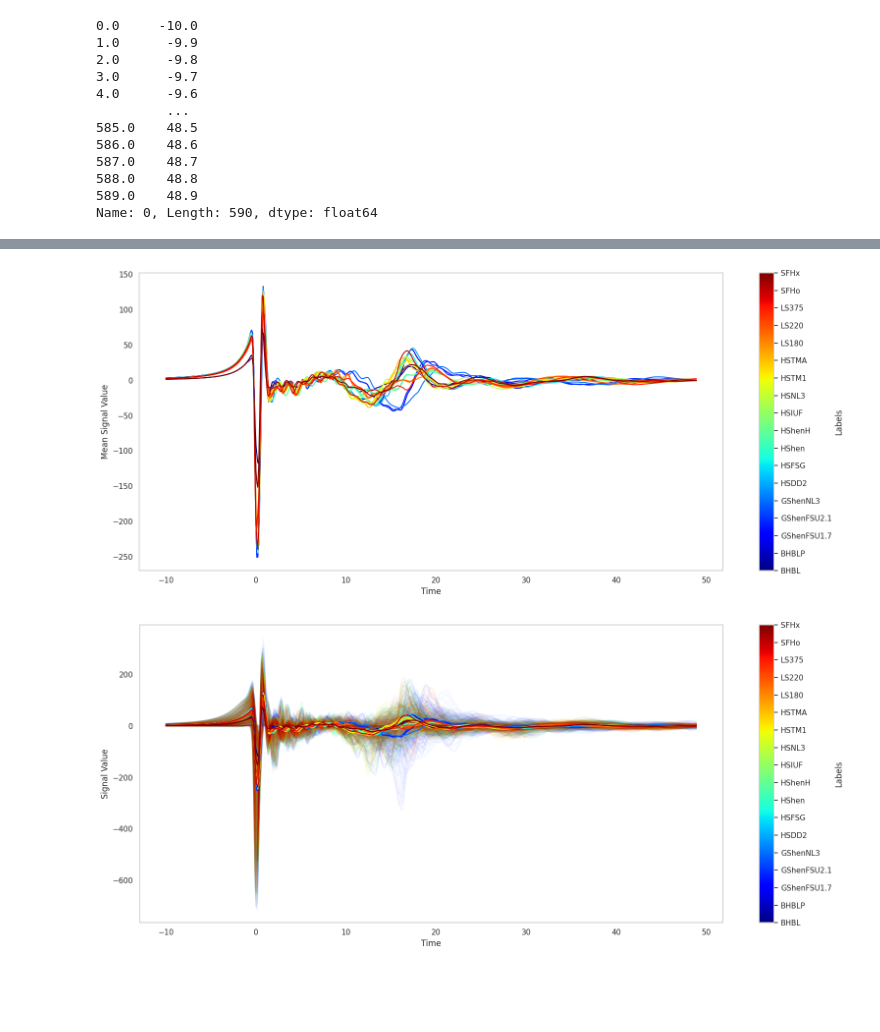
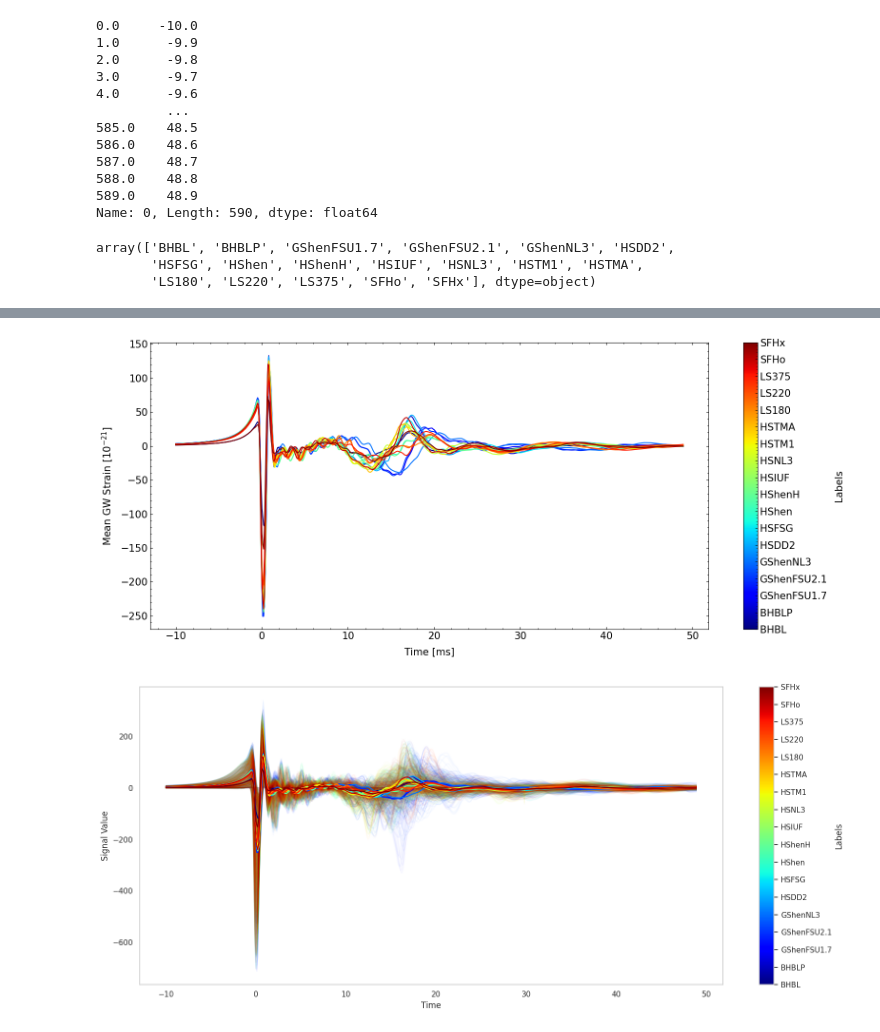
Before and after one commit to am610/GWCCSN_EOS_Ye, a Jupyter notebook: 18_EoS_NN_Real.ipynb, the cells around one changed output, grey strips where cells are left out. Saved outputs shown, nothing was run; the diff lists cells and outputs as text; code cells hidden in the pictures; blank space fills up the shorter version.

```diff
--- a/18_EoS_NN_Real.ipynb
+++ b/18_EoS_NN_Real.ipynb
@@ -31,7 +31,7 @@ import tensorflow as tf
 from tensorflow.keras import layers
 from sklearn.model_selection import train_test_split
 import seaborn as sns
-
+from google.colab import files
 def tran_plot(df,r):
   import numpy as np
   import matplotlib.pyplot as plt
@@ -61,6 +61,26 @@ def tran_plot(df,r):
   plt.tight_layout()
   plt.grid(False)
   plt.show()
+
+import matplotlib.pyplot as plt
+
+# Setting the rcParams for default plotting preferences
+plt.rcParams['figure.figsize'] = (8, 5)
+plt.rcParams['xtick.minor.visible'] = True
+plt.rcParams['ytick.minor.visible'] = True
+plt.rcParams['xtick.direction'] = 'in'
+plt.rcParams['ytick.direction'] = 'in'
+plt.rcParams['axes.labelsize'] = 14
+
+# Ensuring minor ticks on all four sides
+plt.rcParams['xtick.top'] = True
+plt.rcParams['xtick.bottom'] = True
+plt.rcParams['ytick.left'] = True
+plt.rcParams['ytick.right'] = True
+plt.rcParams['xtick.labelsize'] = 15
+plt.rcParams['ytick.labelsize'] = 15
+plt.rcParams['axes.labelsize'] = 15
+plt.rcParams['axes.labelpad'] = 10
 # %%
 '''
 import numpy as np
@@ -127,7 +147,22 @@ time_filtered.iloc[0]
 588.0    48.8
 589.0    48.9
 Name: 0, Length: 590, dtype: float64
+# %%
+# Get the unique labels in the dataset
+unique_labels = df_transformed['Label'].unique()
+unique_labels
+# %% [output]
+array(['BHBL', 'BHBLP', 'GShenFSU1.7', 'GShenFSU2.1', 'GShenNL3', 'HSDD2',
+       'HSFSG', 'HShen', 'HShenH', 'HSIUF', 'HSNL3', 'HSTM1', 'HSTMA',
+       'LS180', 'LS220', 'LS375', 'SFHo', 'SFHx'], dtype=object)
 # %%
+import matplotlib.cm as cm
+from matplotlib.cm import ScalarMappable
+colormap_jet = cm.jet
+norm = cm.colors.Normalize(vmin=0, vmax=len(unique_labels)-1)
+label_integer_map = {label: index for index, label in enumerate(unique_labels)}
+
+
 # Replace 'data' with 'df_transformed'
 #df_transformed = pd.read_csv('/mnt/data/data_18eos_10_49_Transformed.csv')
 
@@ -154,10 +189,13 @@ cbar = plt.colorbar(ScalarMappable(norm=norm, cmap=colormap_jet), ticks=list(lab
 cbar.set_label('Labels')
 cbar.set_ticklabels(list(label_integer_map.keys()))
 
-plt.xlabel('Time')
-plt.ylabel('Mean Signal Value')
+plt.xlabel('Time [ms]')
+plt.ylabel(r'Mean GW Strain $[10^{-21}]$')
 #plt.title('Mean Signals as a function of time with Colorbar (Jet)')
 plt.tight_layout()
 plt.grid(False)  # Remove grid
-plt.show()
+plt.tight_layout()
+plt.savefig("drive/MyDrive/EoS_10_50_Mean_Curve.pdf", bbox_inches='tight')
+files.download('drive/MyDrive/EoS_10_50_Mean_Curve.pdf')
+#plt.show()
 # %% [output]
@@ -164,4 +204,4 @@ plt.show()
-[figure, old version]
+[figure, new version]
 # %%
 from matplotlib.cm import ScalarMappable
 
```
Also changed, not shown: parts of 2 cells of this notebook.
